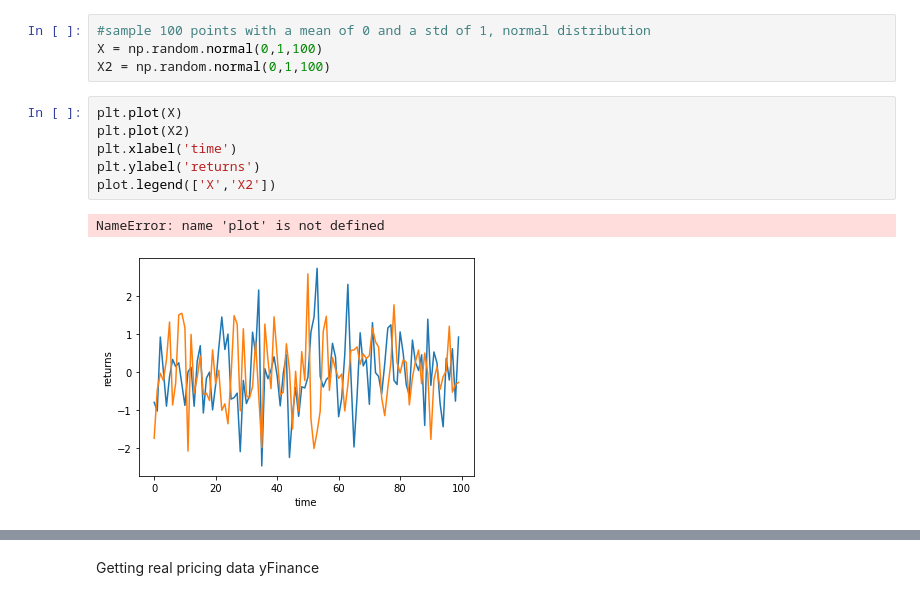
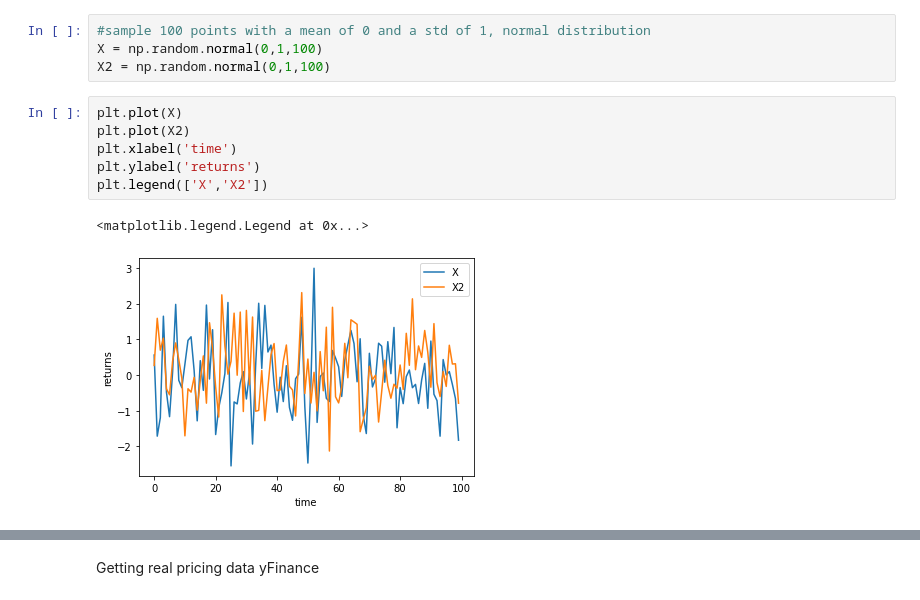
Before and after one commit to Jzhangly/Quantopian-learning-docs, a Jupyter notebook: tutorials/Intro.ipynb, the cells around one changed output, grey strips where cells are left out. Drawn from its saved outputs; the diff is of its cells as text.

```diff
--- a/tutorials/Intro.ipynb
+++ b/tutorials/Intro.ipynb
@@ -13,11 +13,11 @@ X2 = np.random.normal(0,1,100)
 # %%
 plt.plot(X)
 plt.plot(X2)
 plt.xlabel('time')
 plt.ylabel('returns')
-plot.legend(['X','X2'])
+plt.legend(['X','X2'])
 # %% [output]
-NameError: name 'plot' is not defined
+<matplotlib.legend.Legend at 0x...>
-[figure, old version]
+[figure, new version]
 # %%
 np.mean(X)
```
Also changed, not shown: parts of 6 cells of this notebook.
